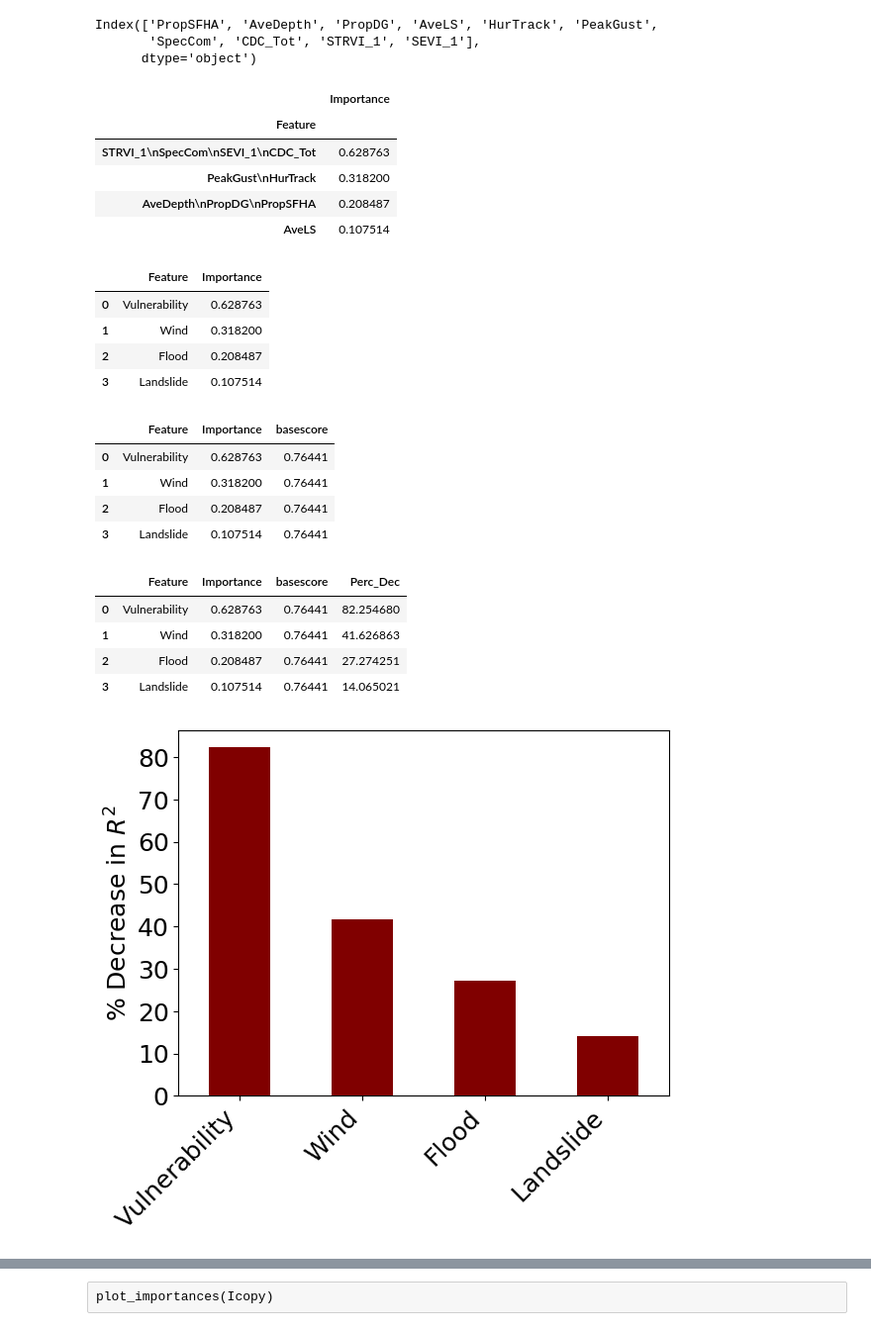
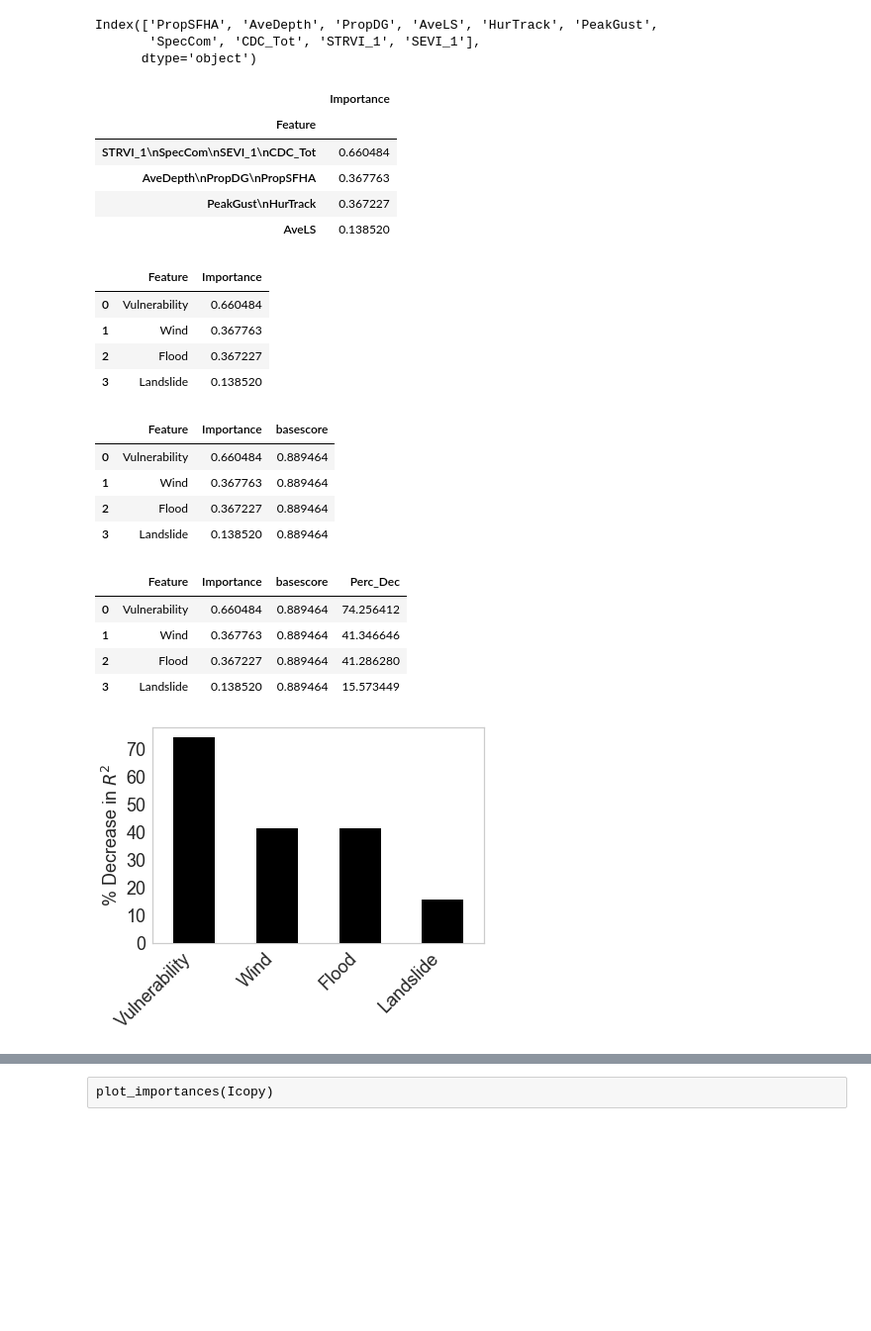
Before and after one commit to l-szczyrba/PR_Maria_RandomForest, a Jupyter notebook: RandomForest.ipynb, the cells around one changed output, grey strips where cells are left out. Shown: that part at 99% size. Drawn from its saved outputs; the diff is of its cells as text; code cells hidden in the pictures; blank space fills up the shorter version.

```diff
--- a/RandomForest.ipynb
+++ b/RandomForest.ipynb
@@ -62,12 +62,6 @@ df_master.describe()
 | 75% | 0.220000 | 1.760000 | 0.020000 | 4.502500 | 1.290000 | 0.290000 | 59.900000 | 47.390000 | 0.023284 | 2.417500 | ... |
 | max | 1.000000 | 9.730000 | 1.000000 | 61.940000 | 3.000000 | 0.920000 | 65.710000 | 54.540000 | 0.977416 | 16.520000 | ... |
 8 rows × 34 columns
-# %%
-# Get names of indexes for which column Age has value 30
-indexNames = df_master[df_master.R_IND > 0.25].index
-
-# Delete these row indexes from dataFrame
-df_master.drop(indexNames , inplace=True)
 # %%
 df_master['R_IND'].describe()
 # %% [output]
@@ -274,11 +276,11 @@ train_set.describe()
 # %% [markdown]
 # Partition Data
 # %%
-Target = 'y_train'
+Target = 'R_I_NO0'
 target_str = Target
 y_train, x_train = partition_data(train_set, target_str)
 
-Target = 'y_test'
+Target = 'R_I_NO0'
 target_str = Target
 y_test, x_test = partition_data(test_set, target_str)
 # %%
@@ -1147,15 +1154,15 @@ features = [['PeakGust', 'HurTrack'],
            ['AveDepth','PropDG', 'PropSFHA'],
            ['AveLS']]
 # %%
-I = importances(OPT3AA, x_train,y_train, features=features)
+I = importances(OPT2, x_train,y_train, features=features)
 I
 # %% [output]
 |  | Importance |
 | Feature |  |
-| STRVI_1\nSpecCom\nSEVI_1\nCDC_Tot | 0.628763 |
-| PeakGust\nHurTrack | 0.318200 |
-| AveDepth\nPropDG\nPropSFHA | 0.208487 |
-| AveLS | 0.107514 |
+| STRVI_1\nSpecCom\nSEVI_1\nCDC_Tot | 0.660484 |
+| AveDepth\nPropDG\nPropSFHA | 0.367763 |
+| PeakGust\nHurTrack | 0.367227 |
+| AveLS | 0.138520 |
 # %%
 I.reset_index(inplace=True)
 I.drop(['Feature'], axis=1)
@@ -1166,10 +1173,10 @@ I['Feature'] = ['Vulnerability', 'Wind', 'Flood', 'Landslide']
 I
 # %% [output]
 |  | Feature | Importance |
-| 0 | Vulnerability | 0.628763 |
-| 1 | Wind | 0.318200 |
-| 2 | Flood | 0.208487 |
-| 3 | Landslide | 0.107514 |
+| 0 | Vulnerability | 0.660484 |
+| 1 | Wind | 0.367763 |
+| 2 | Flood | 0.367227 |
+| 3 | Landslide | 0.138520 |
 # %%
 def perm_imp_plot(importances):
     importances.reset_index(inplace=True)
@@ -1184,24 +1191,24 @@ def perm_imp_plot(importances):
     plt.yticks(fontsize = 18)
     #plt.savefig('RF_DI2_GroupPerm_FI.png', dpi=600, bbox_inches = "tight")
 # %%
-base_score = OPT3AA.score(x_train, y_train)
+base_score = OPT2.score(x_train, y_train)
 # %%
 I['basescore'] = base_score
 # %%
 I
 # %% [output]
 |  | Feature | Importance | basescore |
-| 0 | Vulnerability | 0.628763 | 0.76441 |
-| 1 | Wind | 0.318200 | 0.76441 |
-| 2 | Flood | 0.208487 | 0.76441 |
-| 3 | Landslide | 0.107514 | 0.76441 |
+| 0 | Vulnerability | 0.660484 | 0.889464 |
+| 1 | Wind | 0.367763 | 0.889464 |
+| 2 | Flood | 0.367227 | 0.889464 |
+| 3 | Landslide | 0.138520 | 0.889464 |
 # %%
 I['Perc_Dec'] = ((I['Importance']) / I['basescore']) * 100
 # %%
 I
 # %% [output]
 |  | Feature | Importance | basescore | Perc_Dec |
-| 0 | Vulnerability | 0.628763 | 0.76441 | 82.254680 |
-| 1 | Wind | 0.318200 | 0.76441 | 41.626863 |
-| 2 | Flood | 0.208487 | 0.76441 | 27.274251 |
-| 3 | Landslide | 0.107514 | 0.76441 | 14.065021 |
+| 0 | Vulnerability | 0.660484 | 0.889464 | 74.256412 |
+| 1 | Wind | 0.367763 | 0.889464 | 41.346646 |
+| 2 | Flood | 0.367227 | 0.889464 | 41.286280 |
+| 3 | Landslide | 0.138520 | 0.889464 | 15.573449 |
@@ -1208,17 +1217,18 @@ I
 # %%
 I.sort_values('Perc_Dec', ascending=False).plot.bar('Feature',
                                                                             'Perc_Dec',
-                                                                            color='maroon',
+                                                                            color='black',
                                                                             legend = False, zorder=3)
 plt.title("", fontsize = 25)
 plt.ylabel('% Decrease in ' + r'$R^2$', fontsize = 18)
 plt.xlabel('')
 plt.xticks(fontsize = 18, rotation = 45, ha='right')
 plt.yticks(fontsize = 18)
 plt.grid(True)
 plt.grid(False)
-#plt.savefig('RF_DI3_GroupPerm_FI.png', dpi=600, bbox_inches = "tight")
+#plt.show()
+#plt.savefig('RF_DI3_GroupPerm_FI_BW.tif', dpi=600, bbox_inches = "tight")
 # %% [output]
-[figure, old version]
+[figure, new version]
 # %%
 #perm_imp_plot(I)
```
Also changed, not shown: parts of 42 cells of this notebook, 9 other files.
